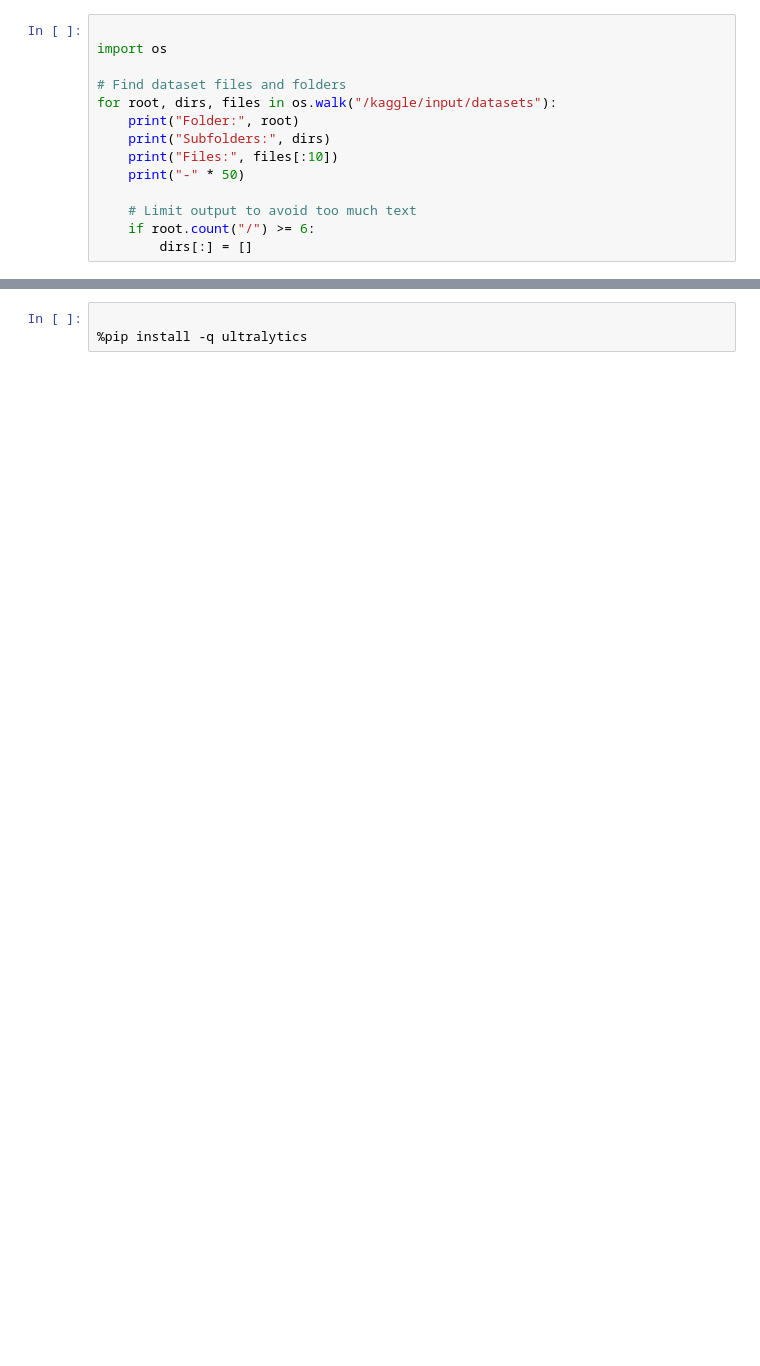
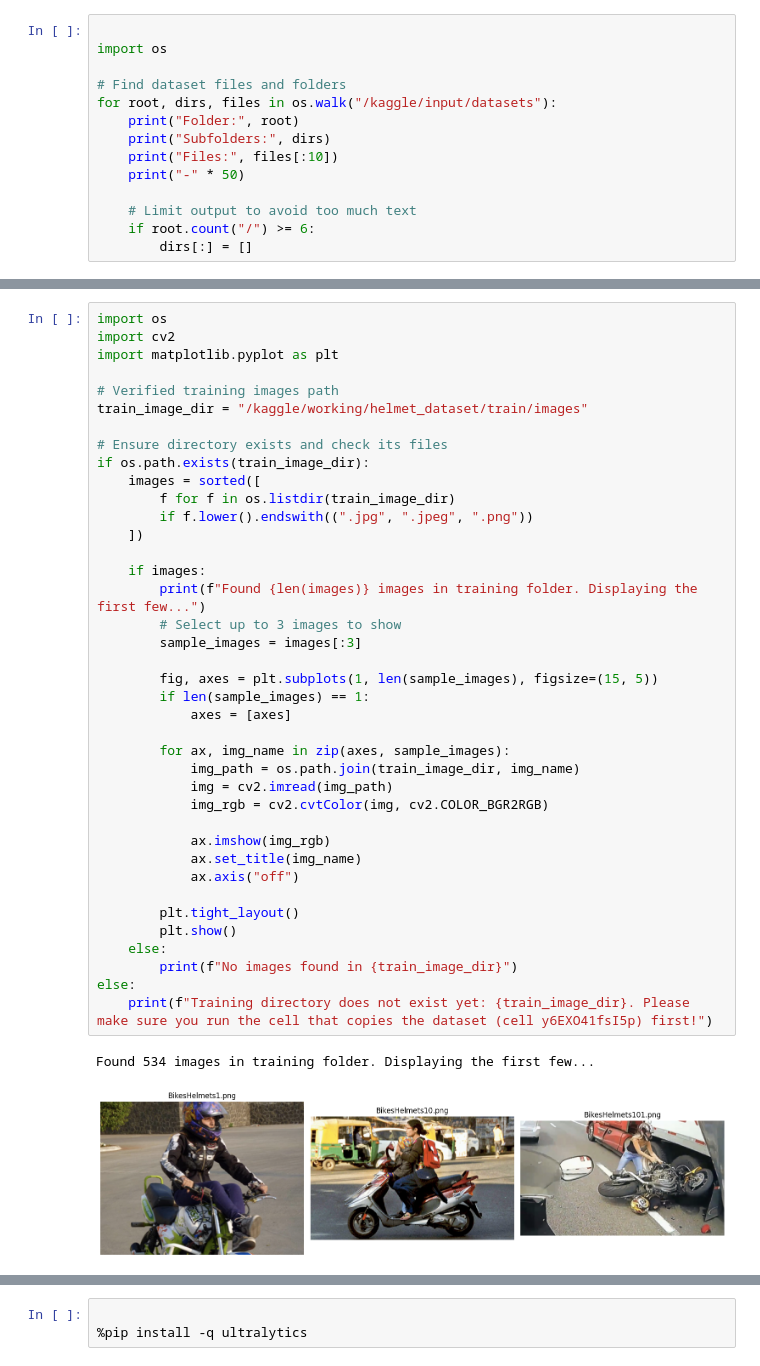
Before and after one commit to Thorfinn-009/Smart-Helmet-Detection-YOLOv8, a Jupyter notebook: Helmet_Detection_Milestone_2.ipynb, the cells around one changed output, grey strips where cells are left out. Saved outputs shown, nothing was run; the diff lists cells and outputs as text; blank space fills up the shorter version.

```diff
--- a/Helmet_Detection_Milestone_2.ipynb
+++ b/Helmet_Detection_Milestone_2.ipynb
@@ -153 +220,43 @@ plt.show()
+# %%
+import os
+import cv2
+import matplotlib.pyplot as plt
+
+# Verified training images path
+train_image_dir = "/kaggle/working/helmet_dataset/train/images"
+
+# Ensure directory exists and check its files
+if os.path.exists(train_image_dir):
+    images = sorted([
+        f for f in os.listdir(train_image_dir)
+        if f.lower().endswith((".jpg", ".jpeg", ".png"))
+    ])
+
+    if images:
+        print(f"Found {len(images)} images in training folder. Displaying the first few...")
+        # Select up to 3 images to show
+        sample_images = images[:3]
+
+        fig, axes = plt.subplots(1, len(sample_images), figsize=(15, 5))
+        if len(sample_images) == 1:
+            axes = [axes]
+
+        for ax, img_name in zip(axes, sample_images):
+            img_path = os.path.join(train_image_dir, img_name)
+            img = cv2.imread(img_path)
+            img_rgb = cv2.cvtColor(img, cv2.COLOR_BGR2RGB)
+
+            ax.imshow(img_rgb)
+            ax.set_title(img_name)
+            ax.axis("off")
+
+        plt.tight_layout()
+        plt.show()
+    else:
+        print(f"No images found in {train_image_dir}")
+else:
+    print(f"Training directory does not exist yet: {train_image_dir}. Please make sure you run the cell that copies the dataset (cell y6EXO41fsI5p) first!")
+# %% [output]
+Found 534 images in training folder. Displaying the first few...
+[figure, added]
 # %%
```
Also changed, not shown: parts of 17 cells of this notebook.
